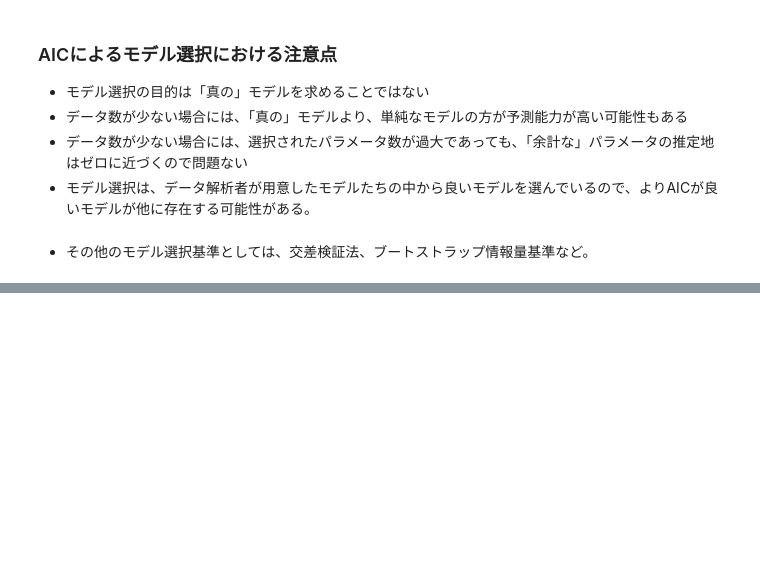
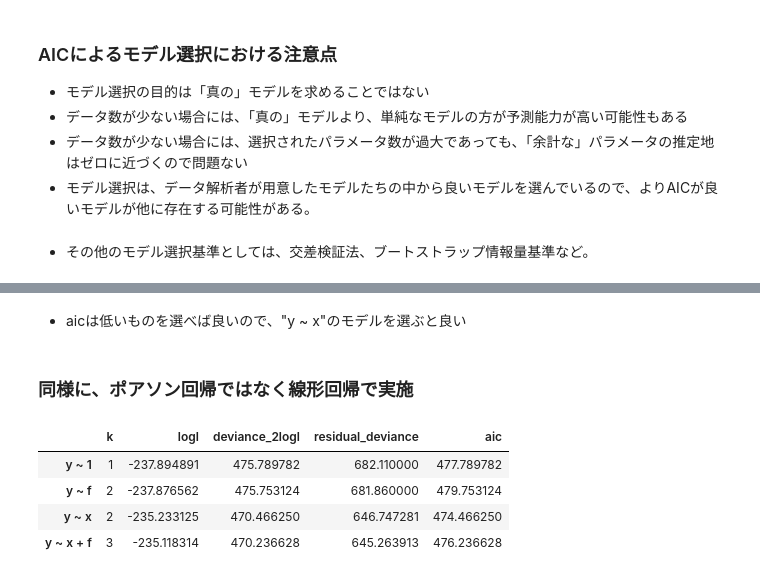
Before and after one commit to takitsuba/midoribon, a Jupyter notebook: Chap4.ipynb, the cells around one changed output, grey strips where cells are left out. Drawn from its saved outputs; the diff is of its cells as text; code cells hidden in the pictures; blank space fills up the shorter version.

```diff
--- a/Chap4.ipynb
+++ b/Chap4.ipynb
@@ -227,0 +353,49 @@ A.
+# %% [markdown]
+* aicは低いものを選べば良いので、"y ~ x"のモデルを選ぶと良い
+# %% [markdown]
+### 同様に、ポアソン回帰ではなく線形回帰で実施
+# %%
+model_list = ["y ~ 1","y ~ f","y ~ x","y ~ x + f"]
+k_list = list()
+logl_list = list()
+deviance_2logl_list = list()
+residual_deviance_list = list()
+aic_list = list()
+
+for model_str in model_list:
+    # 線形回帰
+    model = smf.glm(model_str,data=data)
+    result = model.fit()
+    result.summary()
+
+    k = result.df_model+1
+    k_list.append(k)
+
+    logl = result.llf
+    logl_list.append(logl)
+
+    deviance_2logl = - 2*logl
+    deviance_2logl_list.append(deviance_2logl)
+
+    residual_deviance = result.deviance
+    residual_deviance_list.append(residual_deviance)
+
+
+    aic = -2*(logl-k)
+    aic_list.append(aic)
+
+
+df_aic = pd.DataFrame(index=model_list)
+df_aic["k"] = k_list
+df_aic["logl"] = logl_list
+df_aic["deviance_2logl"] = deviance_2logl_list
+df_aic["residual_deviance"] = residual_deviance_list
+df_aic["aic"] = aic_list
+
+df_aic
+# %% [output]
+|  | k | logl | deviance_2logl | residual_deviance | aic |
+| y ~ 1 | 1 | -237.894891 | 475.789782 | 682.110000 | 477.789782 |
+| y ~ f | 2 | -237.876562 | 475.753124 | 681.860000 | 479.753124 |
+| y ~ x | 2 | -235.233125 | 470.466250 | 646.747281 | 474.466250 |
+| y ~ x + f | 3 | -235.118314 | 470.236628 | 645.263913 | 476.236628 |
```
Also changed, not shown: parts of 29 cells of this notebook, 1 other file.
